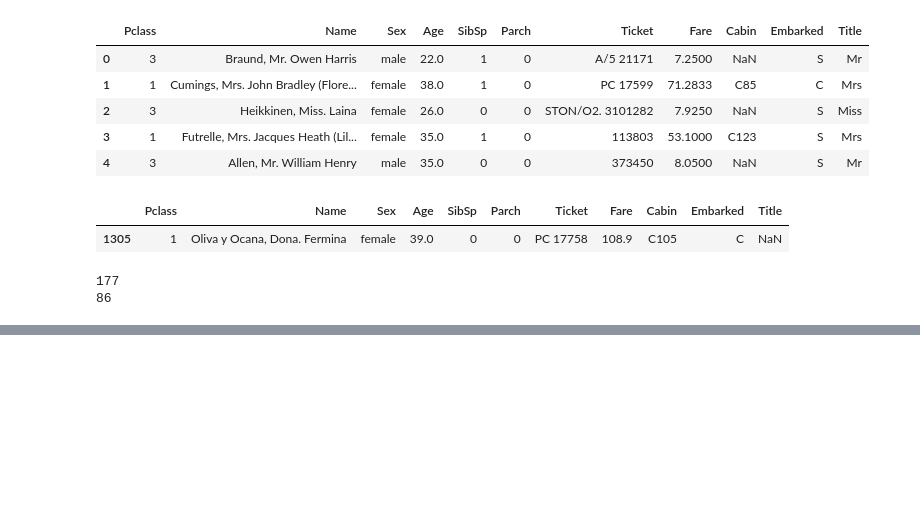
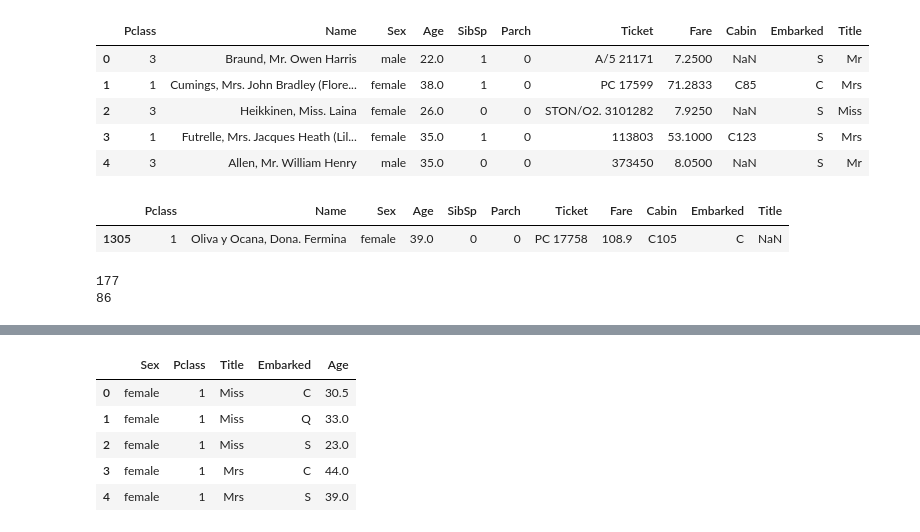
Before and after one commit to alekz7/MachineLearning, a Jupyter notebook: titanic.ipynb, the cells around one changed output, grey strips where cells are left out. Cells and saved outputs as stored; diff of their text form; code cells hidden in the pictures; blank space fills up the shorter version.

```diff
--- a/titanic.ipynb
+++ b/titanic.ipynb
@@ -4,7 +4,7 @@
 import numpy as np
 import pandas as pd
 
-data = pd.read_csv('./titanic_data/train.csv')
+data = pd.read_csv('./train.csv')
 print(data.shape)
 # (891, 12)
 # %% [output]
@@ -46,8 +46,8 @@ print(data['Age'].median()) # 28
 # %%
 # vamos a combinar el train y el test para hacer Feature Engineering
 def combinar_datos():
-  train = pd.read_csv('./titanic_data/train.csv')
-  test  = pd.read_csv('./titanic_data/test.csv')
+  train = pd.read_csv('./train.csv')
+  test  = pd.read_csv('./test.csv')
   backup_targets = train.Survived
   train.drop(['Survived'],1,inplace = True)
   train_mas_test = train.append(test)
@@ -149,0 +165,13 @@ print(train_mas_test.iloc[891:].Age.isnull().sum())
+# %%
+grouped_train2 = train_mas_test.iloc[:891].groupby(['Sex','Pclass','Title','Embarked'])
+grouped_median_train2 = grouped_train2.median()
+grouped_median_train2 = grouped_median_train2.reset_index()[['Sex', 'Pclass', 'Title','Embarked', 'Age']]
+
+grouped_median_train2.head()
+# %% [output]
+|  | Sex | Pclass | Title | Embarked | Age |
+| 0 | female | 1 | Miss | C | 30.5 |
+| 1 | female | 1 | Miss | Q | 33.0 |
+| 2 | female | 1 | Miss | S | 23.0 |
+| 3 | female | 1 | Mrs | C | 44.0 |
+| 4 | female | 1 | Mrs | S | 39.0 |
```
Also changed, not shown: parts of 15 cells of this notebook.
